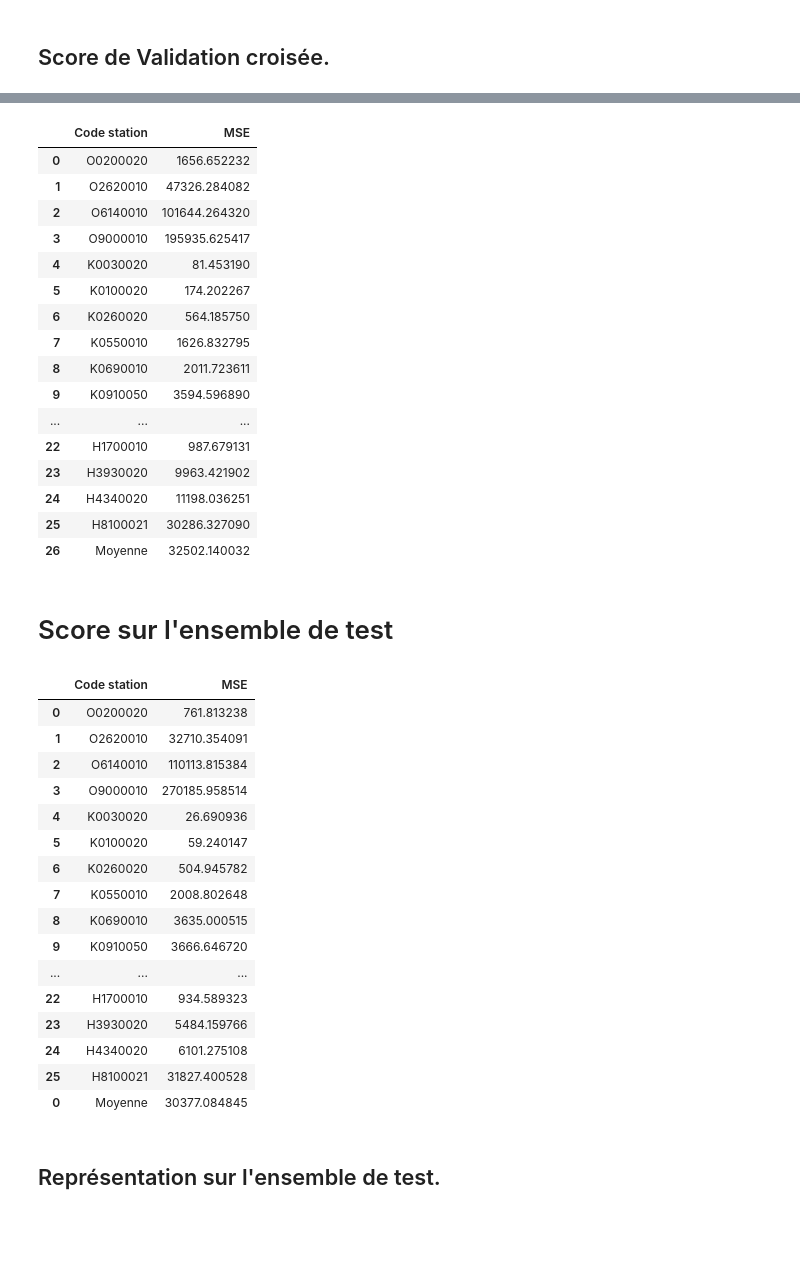
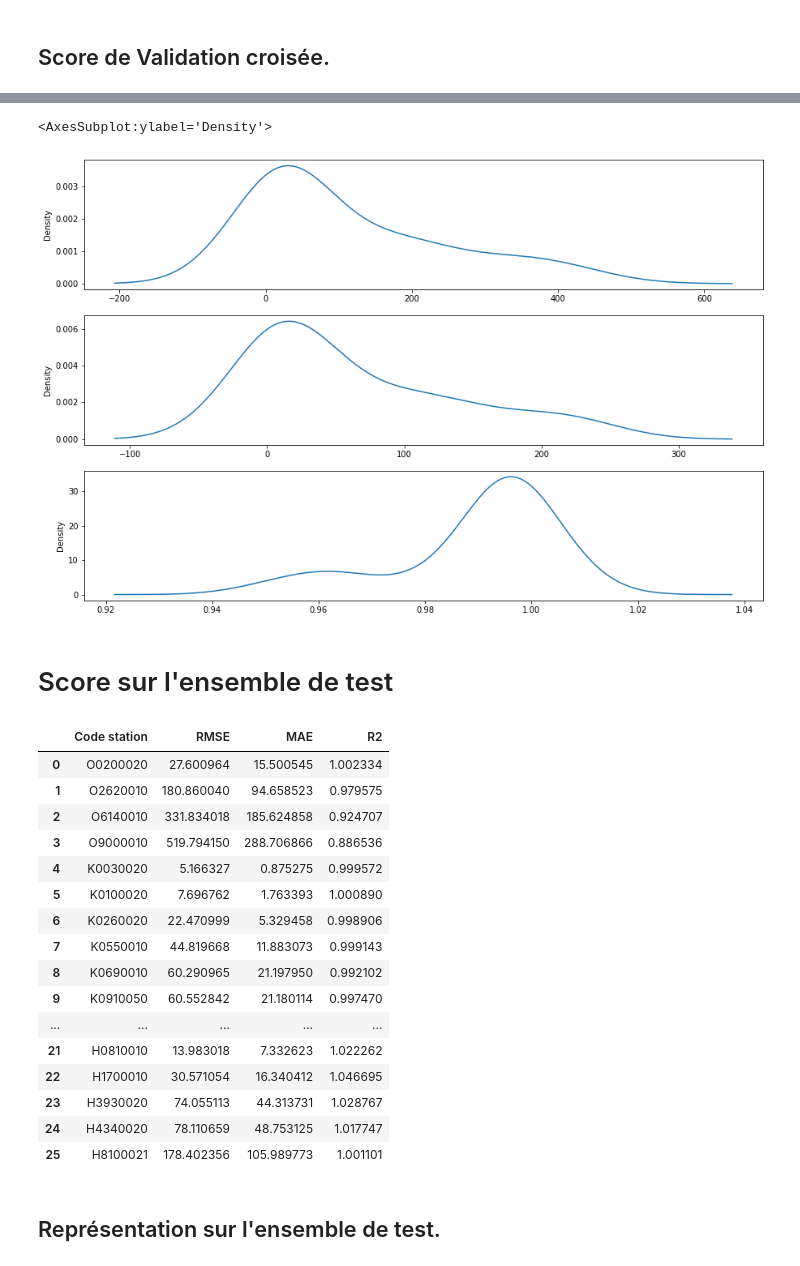
Before and after one commit to JlnZhou/ProjectML, a Jupyter notebook: Modele_Naif.ipynb, the cells around one changed output, grey strips where cells are left out. Saved outputs shown, nothing was run; the diff lists cells and outputs as text; code cells hidden in the pictures; blank space fills up the shorter version.

```diff
--- a/Modele_Naif.ipynb
+++ b/Modele_Naif.ipynb
@@ -130,53 +72,44 @@ cv_scores
 # %%
-cv_aggreg = pd.DataFrame({"Code station": liste_stations + ["Moyenne"], "MSE" : cv_moyen + [np.mean(cv_moyen)]})
-cv_aggreg.to_csv("../Data/Naif/CV_aggreg.csv",
-                 index = False)
-cv_aggreg
+fig, axs = plt.subplots(3, 1, figsize = (15,10))
+cv_scores_rmse["Moyenne"].plot.density(ax = axs[0])
+cv_scores_mae["Moyenne"].plot.density(ax = axs[1])
+cv_scores_r2["Moyenne"].plot.density(ax = axs[2])
 # %% [output]
-|  | Code station | MSE |
-| 0 | O0200020 | 1656.652232 |
-| 1 | O2620010 | 47326.284082 |
-| 2 | O6140010 | 101644.264320 |
-| 3 | O9000010 | 195935.625417 |
-| 4 | K0030020 | 81.453190 |
-| 5 | K0100020 | 174.202267 |
-| 6 | K0260020 | 564.185750 |
-| 7 | K0550010 | 1626.832795 |
-| 8 | K0690010 | 2011.723611 |
-| 9 | K0910050 | 3594.596890 |
-| ... | ... | ... |
-| 22 | H1700010 | 987.679131 |
-| 23 | H3930020 | 9963.421902 |
-| 24 | H4340020 | 11198.036251 |
-| 25 | H8100021 | 30286.327090 |
-| 26 | Moyenne | 32502.140032 |
+<AxesSubplot:ylabel='Density'>
+[figure, added]
 # %% [markdown]
 # Score sur l'ensemble de test
 # %%
 liste_dates = mesures_test_Y["Date"]
+
 predictions_test_Y = fct_Modele_Naif(mesures_test_X, liste_dates, liste_stations)
-test_scores = fct_scores_mse(mesures_test_Y, predictions_test_Y, liste_stations)
+scores_rmse = fct_RMSE(mesures_test_Y, predictions_test_Y, liste_stations)
+scores_mae = fct_MAE(mesures_test_Y, predictions_test_Y, liste_stations)
+scores_r2 = fct_R2(mesures_test_Y, predictions_test_Y, liste_stations)
 
-
-test_scores.append(pd.DataFrame({"Code station": ["Moyenne"], "MSE": [test_scores["MSE"].mean()]}))
+test_scores = pd.DataFrame({"Code station": liste_stations,
+                            "RMSE": scores_rmse["RMSE"],
+                            "MAE": scores_mae["MAE"],
+                            "R2": scores_r2["R2"]})
+test_scores
 # %% [output]
-|  | Code station | MSE |
-| 0 | O0200020 | 761.813238 |
-| 1 | O2620010 | 32710.354091 |
-| 2 | O6140010 | 110113.815384 |
-| 3 | O9000010 | 270185.958514 |
-| 4 | K0030020 | 26.690936 |
-| 5 | K0100020 | 59.240147 |
-| 6 | K0260020 | 504.945782 |
-| 7 | K0550010 | 2008.802648 |
-| 8 | K0690010 | 3635.000515 |
-| 9 | K0910050 | 3666.646720 |
-| ... | ... | ... |
-| 22 | H1700010 | 934.589323 |
-| 23 | H3930020 | 5484.159766 |
-| 24 | H4340020 | 6101.275108 |
-| 25 | H8100021 | 31827.400528 |
-| 0 | Moyenne | 30377.084845 |
+|  | Code station | RMSE | MAE | R2 |
+| 0 | O0200020 | 27.600964 | 15.500545 | 1.002334 |
+| 1 | O2620010 | 180.860040 | 94.658523 | 0.979575 |
+| 2 | O6140010 | 331.834018 | 185.624858 | 0.924707 |
+| 3 | O9000010 | 519.794150 | 288.706866 | 0.886536 |
+| 4 | K0030020 | 5.166327 | 0.875275 | 0.999572 |
+| 5 | K0100020 | 7.696762 | 1.763393 | 1.000890 |
+| 6 | K0260020 | 22.470999 | 5.329458 | 0.998906 |
+| 7 | K0550010 | 44.819668 | 11.883073 | 0.999143 |
+| 8 | K0690010 | 60.290965 | 21.197950 | 0.992102 |
+| 9 | K0910050 | 60.552842 | 21.180114 | 0.997470 |
+| ... | ... | ... | ... | ... |
+| 21 | H0810010 | 13.983018 | 7.332623 | 1.022262 |
+| 22 | H1700010 | 30.571054 | 16.340412 | 1.046695 |
+| 23 | H3930020 | 74.055113 | 44.313731 | 1.028767 |
+| 24 | H4340020 | 78.110659 | 48.753125 | 1.017747 |
+| 25 | H8100021 | 178.402356 | 105.989773 | 1.001101 |
 # %%
 test_scores.to_csv("../Data/Naif/Test_scores.csv",
                    index=False)
```
Also changed, not shown: parts of 7 cells of this notebook, 2 other files.
